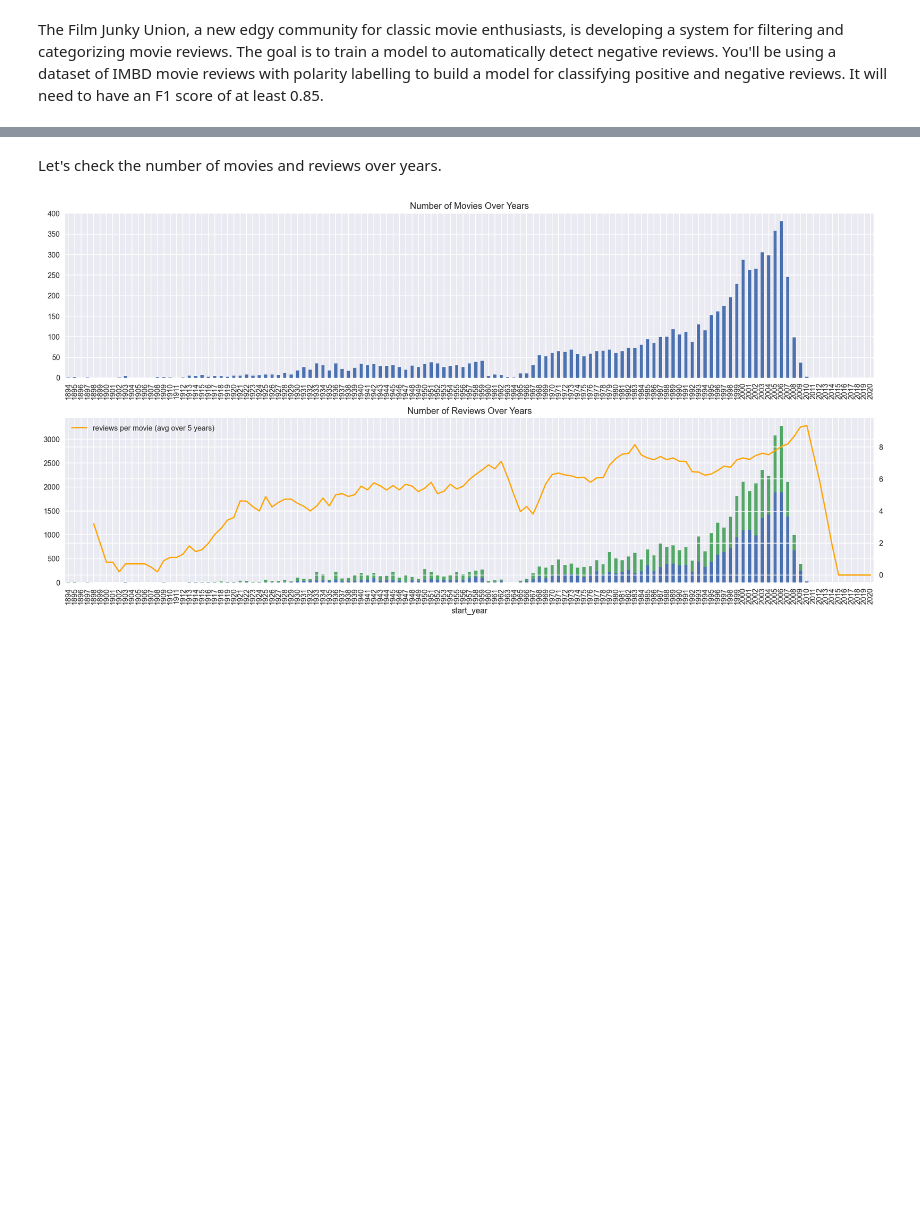
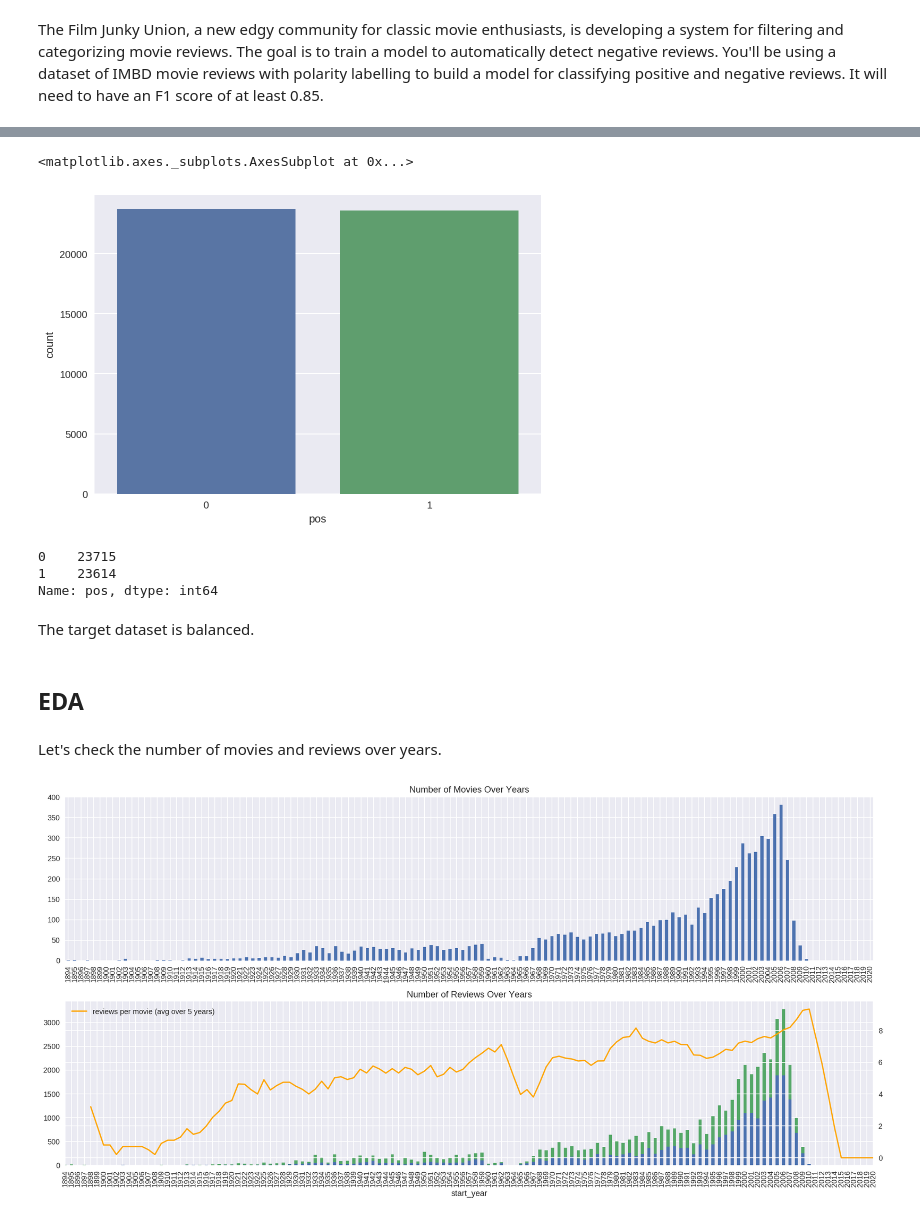
Before and after one commit to rainbowmoonlight/Yandex_Practicum_Projects, a Jupyter notebook: 13 NLP IMDB Review Classification/NLP IMDB reviews classification.ipynb, the cells around one changed output, grey strips where cells are left out. Saved outputs shown, nothing was run; the diff lists cells and outputs as text; code cells hidden in the pictures; blank space fills up the shorter version.

```diff
--- a/13 NLP IMDB Review Classification/NLP IMDB reviews classification.ipynb
+++ b/13 NLP IMDB Review Classification/NLP IMDB reviews classification.ipynb
@@ -35,3 +183,18 @@ df_reviews = pd.read_csv('/datasets/imdb_reviews.tsv', sep='\t', dtype={'votes':
+# %%
+sns.countplot(df_reviews["pos"])
+# %% [output]
+<matplotlib.axes._subplots.AxesSubplot at 0x...>
+[figure, added]
+# %%
+df_reviews['pos'].value_counts()
+# %% [output]
+0    23715
+1    23614
+Name: pos, dtype: int64
+# %% [markdown]
+The target dataset is balanced.
+# %% [markdown]
+## EDA <a class="anchor" id="eda"></a>
 # %% [markdown]
 Let's check the number of movies and reviews over years.
 # %%
```
Also changed, not shown: parts of 85 cells of this notebook.
